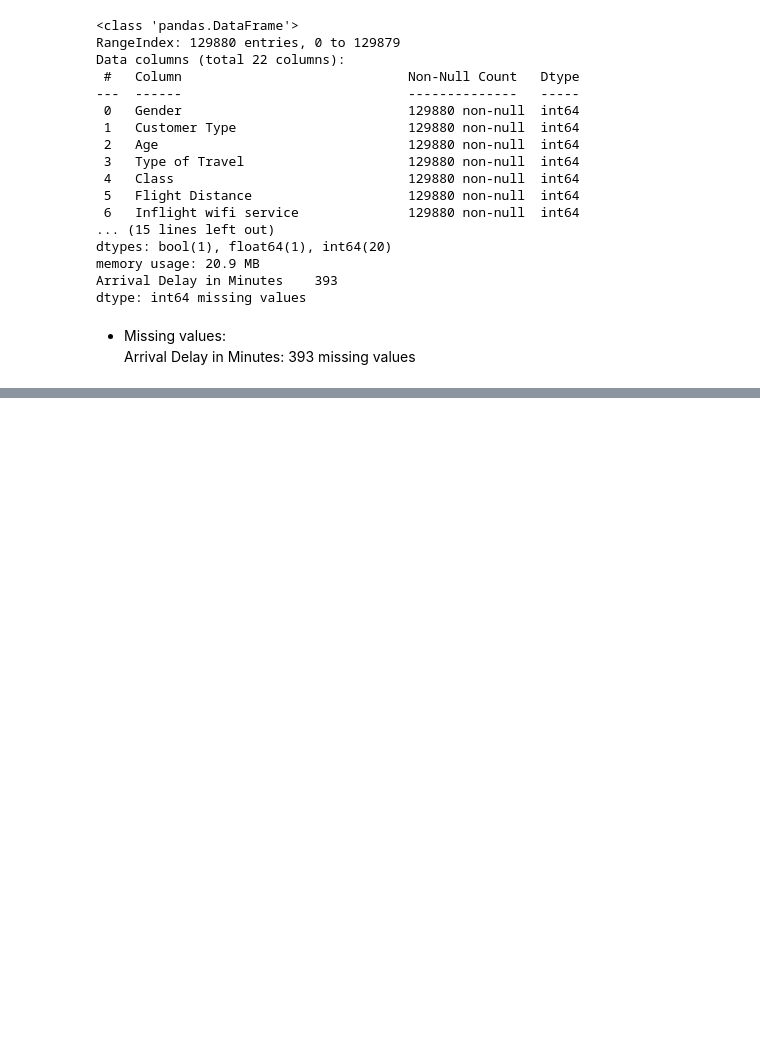
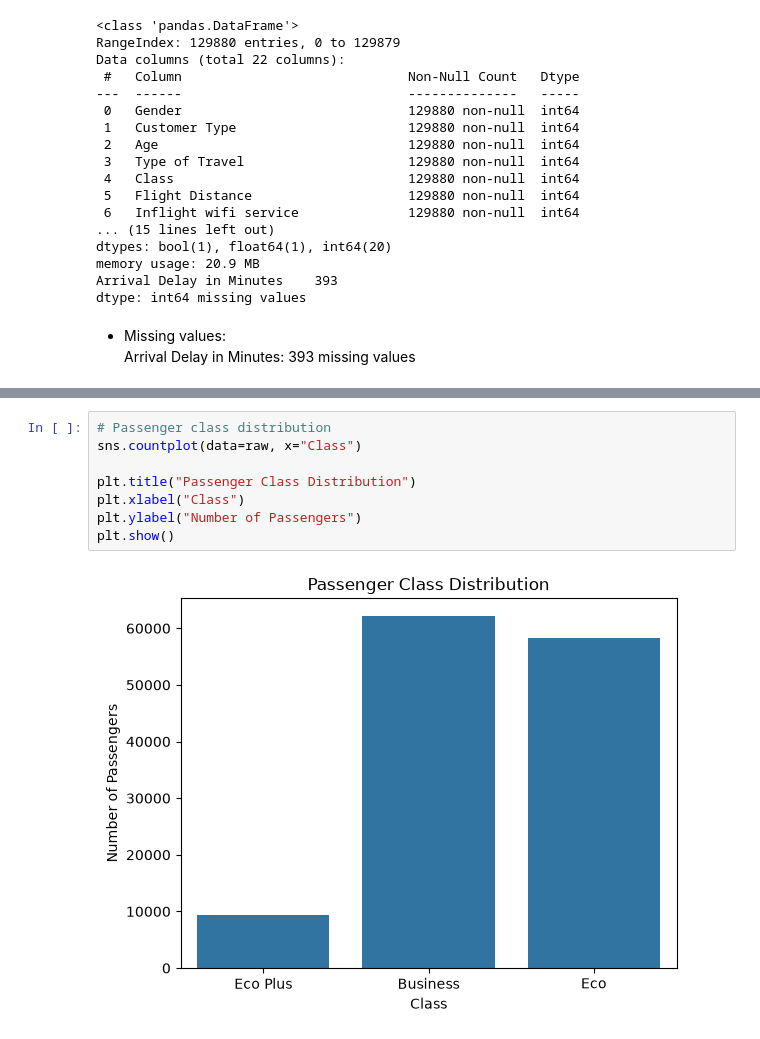
Before and after one commit to PaulNjinu254/Airline_Satisfaction_Prediction_Project, a Jupyter notebook: Airline_Satisfaction_Prediction.ipynb, the cells around one changed output, grey strips where cells are left out. Cells and saved outputs as stored; diff of their text form; blank space fills up the shorter version.

```diff
--- a/Airline_Satisfaction_Prediction.ipynb
+++ b/Airline_Satisfaction_Prediction.ipynb
@@ -191,0 +260,10 @@ Arrival Delay in Minutes: 393 missing values
+# %%
+# Passenger class distribution
+sns.countplot(data=raw, x="Class")
+
+plt.title("Passenger Class Distribution")
+plt.xlabel("Class")
+plt.ylabel("Number of Passengers")
+plt.show()
+# %% [output]
+[figure, added]
```
Also changed, not shown: parts of 31 cells of this notebook.
